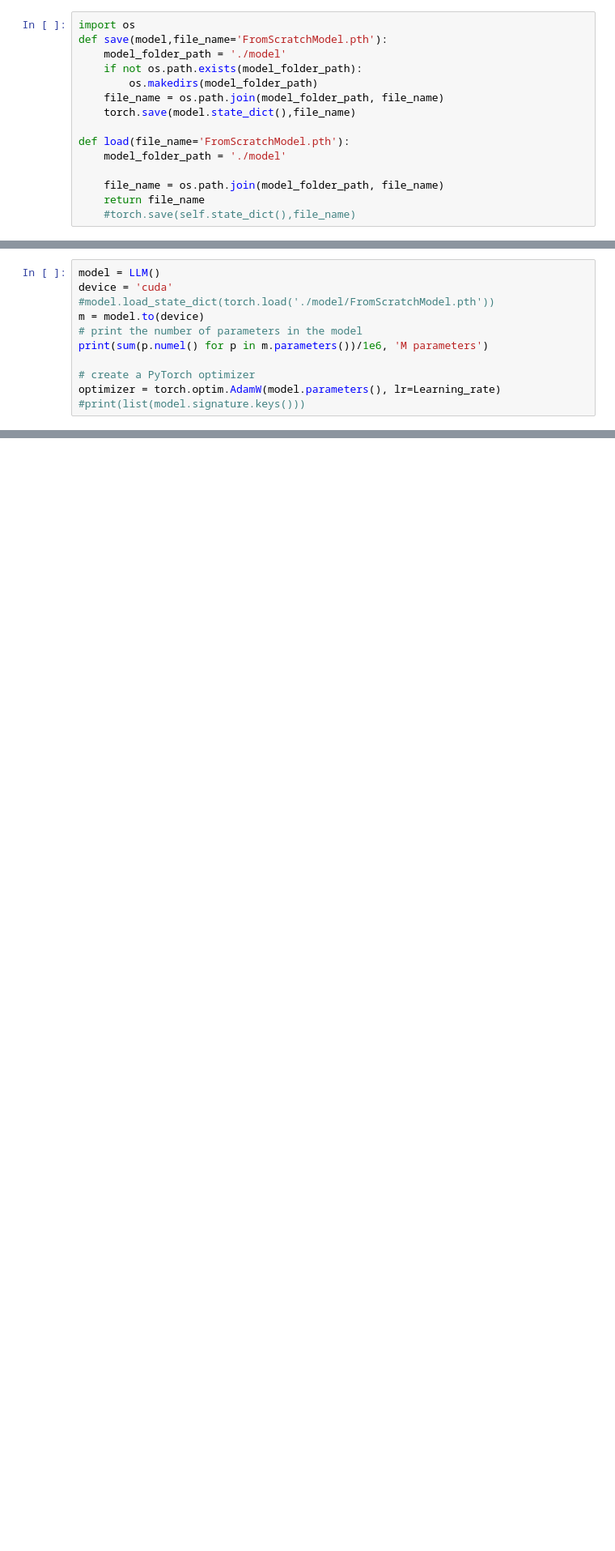
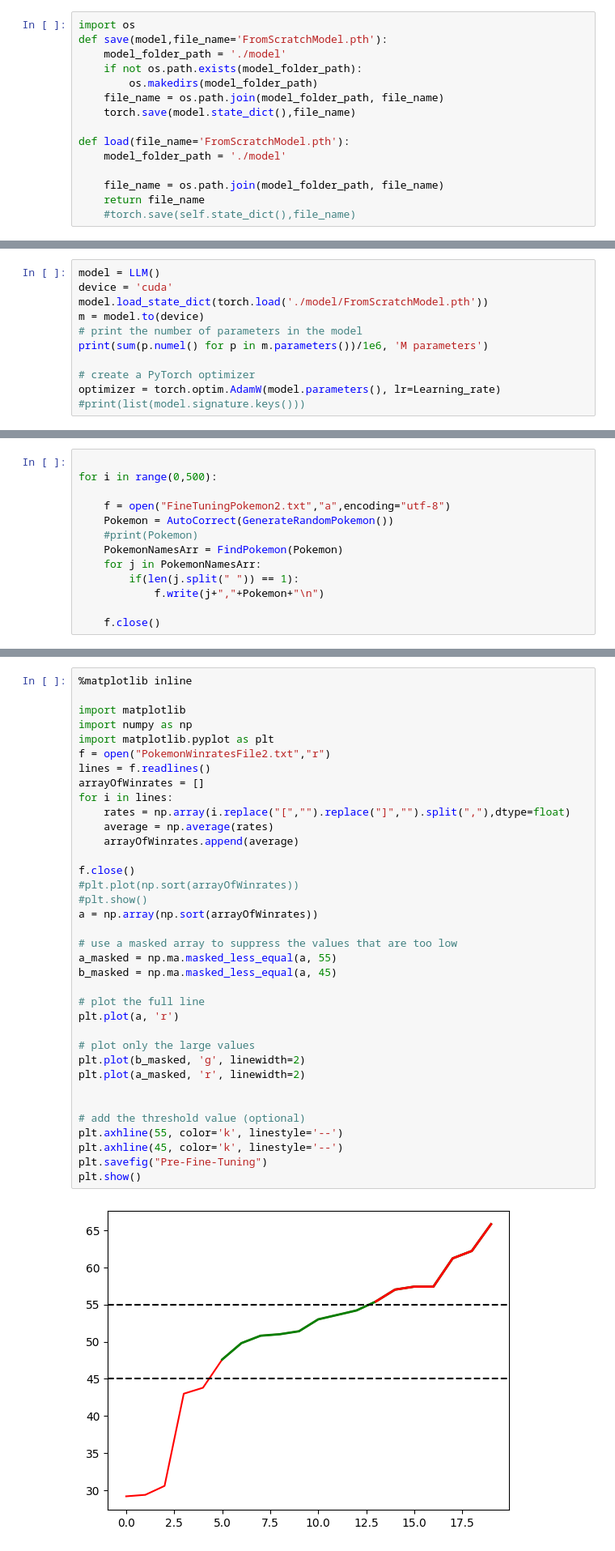
Before and after one commit to AlanOsys/PokemonTransformer, a Jupyter notebook: PokemonTransformerFromScratch.ipynb, the cells around one changed output, grey strips where cells are left out. Shown at 81% size. Drawn from its saved outputs; the diff is of its cells as text; blank space fills up the shorter version.

```diff
--- a/PokemonTransformerFromScratch.ipynb
+++ b/PokemonTransformerFromScratch.ipynb
@@ -251,7 +286,7 @@ class LLM(nn.Module):
 # %%
 model = LLM()
 device = 'cuda'
-#model.load_state_dict(torch.load('./model/FromScratchModel.pth'))
+model.load_state_dict(torch.load('./model/FromScratchModel.pth'))
 m = model.to(device)
 # print the number of parameters in the model
 print(sum(p.numel() for p in m.parameters())/1e6, 'M parameters')
@@ -296,0 +615,13 @@ KeyboardInterrupt:
+# %%
+
+for i in range(0,500):
+
+    f = open("FineTuningPokemon2.txt","a",encoding="utf-8")
+    Pokemon = AutoCorrect(GenerateRandomPokemon())
+    #print(Pokemon)
+    PokemonNamesArr = FindPokemon(Pokemon)
+    for j in PokemonNamesArr:
+        if(len(j.split(" ")) == 1):
+            f.write(j+","+Pokemon+"\n")
+
+    f.close()
@@ -296,0 +725,38 @@ KeyboardInterrupt:
+# %%
+%matplotlib inline
+
+import matplotlib
+import numpy as np
+import matplotlib.pyplot as plt
+f = open("PokemonWinratesFile2.txt","r")
+lines = f.readlines()
+arrayOfWinrates = []
+for i in lines:
+    rates = np.array(i.replace("[","").replace("]","").split(","),dtype=float)
+    average = np.average(rates)
+    arrayOfWinrates.append(average)
+
+f.close()
+#plt.plot(np.sort(arrayOfWinrates))
+#plt.show()
+a = np.array(np.sort(arrayOfWinrates))
+
+# use a masked array to suppress the values that are too low
+a_masked = np.ma.masked_less_equal(a, 55)
+b_masked = np.ma.masked_less_equal(a, 45)
+
+# plot the full line
+plt.plot(a, 'r')
+
+# plot only the large values
+plt.plot(b_masked, 'g', linewidth=2)
+plt.plot(a_masked, 'r', linewidth=2)
+
+
+# add the threshold value (optional)
+plt.axhline(55, color='k', linestyle='--')
+plt.axhline(45, color='k', linestyle='--')
+plt.savefig("Pre-Fine-Tuning")
+plt.show()
+# %% [output]
+[figure, added]
```
Also changed, not shown: parts of 17 cells of this notebook.
